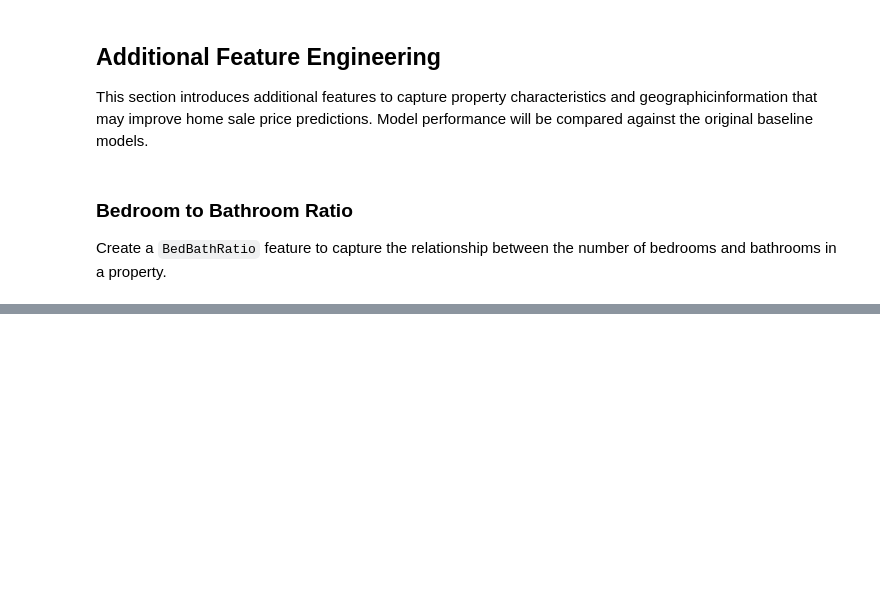
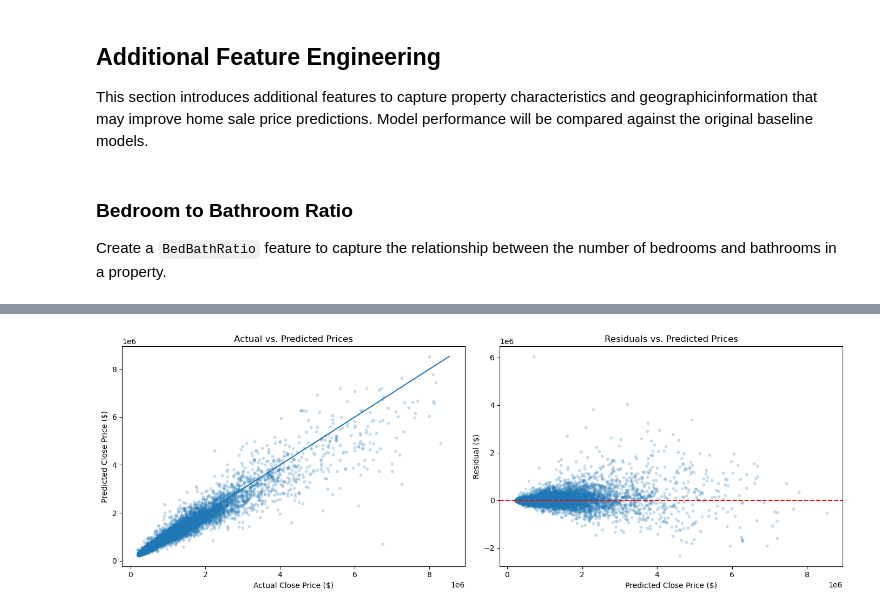
Before and after one commit to Jehad142/IDX-Exchange-Data-Science, a Jupyter notebook: notebooks/05_advanced_models.ipynb, the cells around one changed output, grey strips where cells are left out. Drawn from its saved outputs; the diff is of its cells as text; code cells hidden in the pictures; blank space fills up the shorter version.

Commit message:
Add more features and models

```diff
--- a/notebooks/05_advanced_models.ipynb
+++ b/notebooks/05_advanced_models.ipynb
@@ -525,2 +722,15 @@ y_cv_fe = train_sorted_fe["LogClosePrice"].copy()
+# %%
+# Sort training data using the same order as baseline
+train_sorted = clean_train_df.sort_values("SourceMonth")
+
+# Prepare original features for cross-validation
+X_cv_datasets = {"base": train_sorted[model_features].copy()}
+
+for name, (features, train_df, _, _) in feature_groups.items():
+    train_sorted_model = train_df.loc[train_sorted.index]
+    X_cv_datasets[name] = train_sorted_model[model_feature_lists[name]].copy()
+
+# Target variable
+y_cv = train_sorted["LogClosePrice"].copy()
 # %% [markdown]
 ### Month-Based Cross-Validation Results
@@ -682,0 +937,9 @@ Note: Test evaluation and further analysis are intentionally deferred until the
+# %%
+# Generate predictions on the validation dataset
+y_pred_val = np.expm1(best_xgboost.predict(X_validation_school_hoa_flooring))
+
+# Convert actual prices to the original dollar scale
+y_actual_val = np.expm1(y_val)
+
+# Calculate residuals(actual - predicted)
+residuals_val = y_actual_val - y_pred_val
@@ -682,0 +952,25 @@ Note: Test evaluation and further analysis are intentionally deferred until the
+# %%
+# Plot actual vs. predicted prices and residuals
+fig, axes = plt.subplots(1, 2, figsize=(14, 5))
+
+# Actual vs. predicted prices
+axes[0].scatter(y_actual_val, y_pred_val, alpha=0.2, s=10)
+price_min = min(y_actual_val.min(), y_pred_val.min())
+price_max = max(y_actual_val.max(), y_pred_val.max())
+
+axes[0].plot([price_min, price_max], [price_min, price_max])
+axes[0].set_xlabel("Actual Close Price ($)")
+axes[0].set_ylabel("Predicted Close Price ($)")
+axes[0].set_title("Actual vs. Predicted Prices")
+
+# Residuals vs. predicted prices
+axes[1].scatter(y_pred_val, residuals_val, alpha=0.2, s=10)
+axes[1].axhline(0, color="red", linestyle="--")
+axes[1].set_xlabel("Predicted Close Price ($)")
+axes[1].set_ylabel("Residual ($)")
+axes[1].set_title("Residuals vs. Predicted Prices")
+
+plt.tight_layout()
+plt.show()
+# %% [output]
+[figure, added]
```
Also changed, not shown: parts of 63 cells of this notebook.
